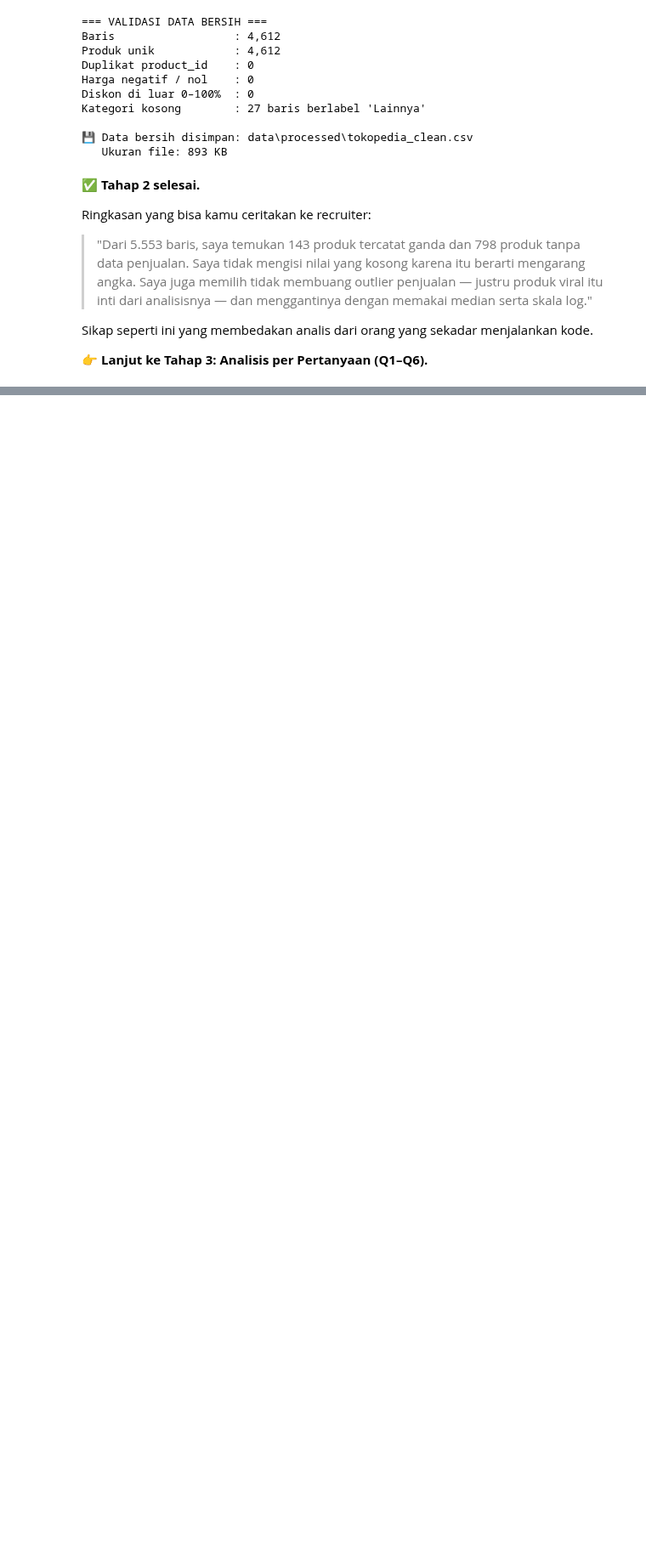
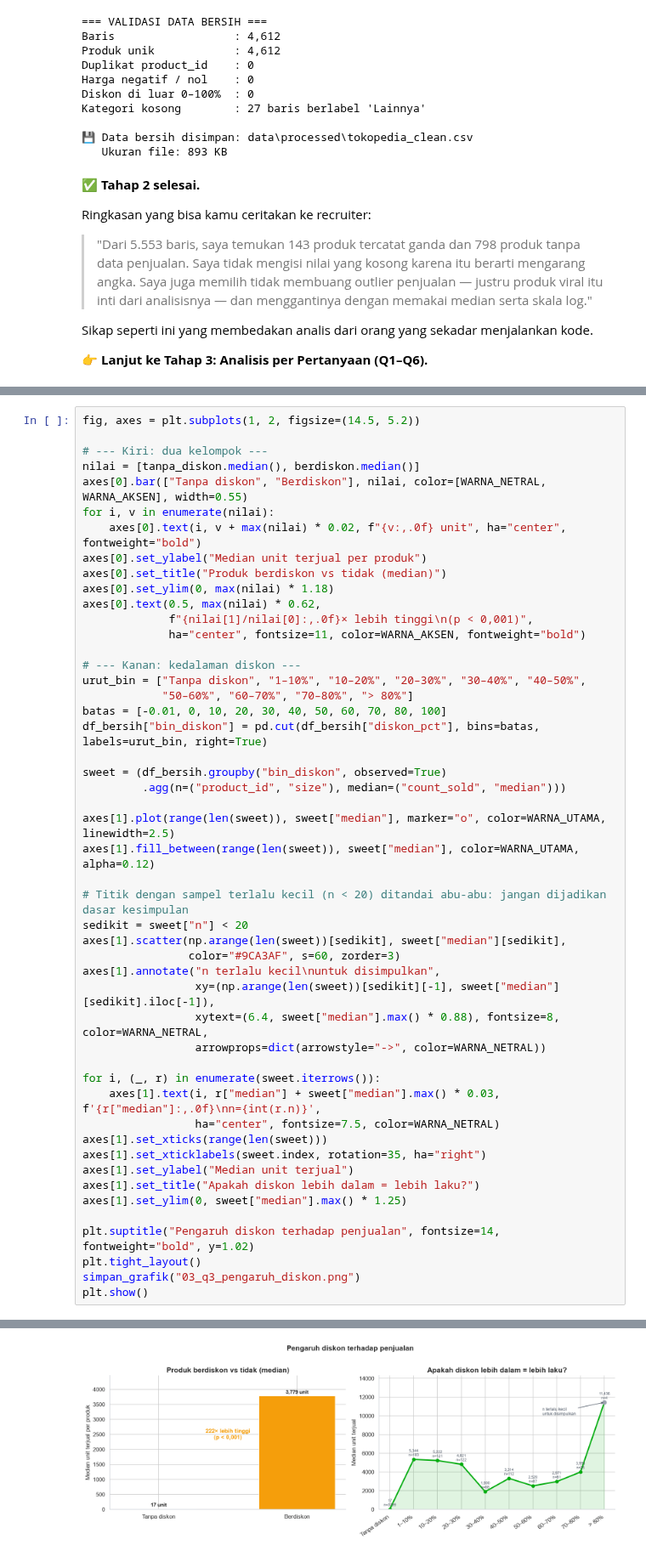
Before and after one commit to imanuelrpt/indonesia-ecommerce-behavior-analysis, a Jupyter notebook: notebook/Tokopedia_Ecommerce_Analysis.ipynb, the cells around one changed output, grey strips where cells are left out. Shown at 85% size. Saved outputs shown, nothing was run; the diff lists cells and outputs as text; blank space fills up the shorter version.

```diff
--- a/notebook/Tokopedia_Ecommerce_Analysis.ipynb
+++ b/notebook/Tokopedia_Ecommerce_Analysis.ipynb
@@ -1007,0 +1410,50 @@ Sikap seperti ini yang membedakan analis dari orang yang sekadar menjalankan kod
+# %%
+fig, axes = plt.subplots(1, 2, figsize=(14.5, 5.2))
+
+# --- Kiri: dua kelompok ---
+nilai = [tanpa_diskon.median(), berdiskon.median()]
+axes[0].bar(["Tanpa diskon", "Berdiskon"], nilai, color=[WARNA_NETRAL, WARNA_AKSEN], width=0.55)
+for i, v in enumerate(nilai):
+    axes[0].text(i, v + max(nilai) * 0.02, f"{v:,.0f} unit", ha="center", fontweight="bold")
+axes[0].set_ylabel("Median unit terjual per produk")
+axes[0].set_title("Produk berdiskon vs tidak (median)")
+axes[0].set_ylim(0, max(nilai) * 1.18)
+axes[0].text(0.5, max(nilai) * 0.62,
+             f"{nilai[1]/nilai[0]:,.0f}× lebih tinggi\n(p < 0,001)",
+             ha="center", fontsize=11, color=WARNA_AKSEN, fontweight="bold")
+
+# --- Kanan: kedalaman diskon ---
+urut_bin = ["Tanpa diskon", "1–10%", "10–20%", "20–30%", "30–40%", "40–50%",
+            "50–60%", "60–70%", "70–80%", "> 80%"]
+batas = [-0.01, 0, 10, 20, 30, 40, 50, 60, 70, 80, 100]
+df_bersih["bin_diskon"] = pd.cut(df_bersih["diskon_pct"], bins=batas, labels=urut_bin, right=True)
+
+sweet = (df_bersih.groupby("bin_diskon", observed=True)
+         .agg(n=("product_id", "size"), median=("count_sold", "median")))
+
+axes[1].plot(range(len(sweet)), sweet["median"], marker="o", color=WARNA_UTAMA, linewidth=2.5)
+axes[1].fill_between(range(len(sweet)), sweet["median"], color=WARNA_UTAMA, alpha=0.12)
+
+# Titik dengan sampel terlalu kecil (n < 20) ditandai abu-abu: jangan dijadikan dasar kesimpulan
+sedikit = sweet["n"] < 20
+axes[1].scatter(np.arange(len(sweet))[sedikit], sweet["median"][sedikit],
+                color="#9CA3AF", s=60, zorder=3)
+axes[1].annotate("n terlalu kecil\nuntuk disimpulkan",
+                 xy=(np.arange(len(sweet))[sedikit][-1], sweet["median"][sedikit].iloc[-1]),
+                 xytext=(6.4, sweet["median"].max() * 0.88), fontsize=8, color=WARNA_NETRAL,
+                 arrowprops=dict(arrowstyle="->", color=WARNA_NETRAL))
+
+for i, (_, r) in enumerate(sweet.iterrows()):
+    axes[1].text(i, r["median"] + sweet["median"].max() * 0.03, f'{r["median"]:,.0f}\nn={int(r.n)}',
+                 ha="center", fontsize=7.5, color=WARNA_NETRAL)
+axes[1].set_xticks(range(len(sweet)))
+axes[1].set_xticklabels(sweet.index, rotation=35, ha="right")
+axes[1].set_ylabel("Median unit terjual")
+axes[1].set_title("Apakah diskon lebih dalam = lebih laku?")
+axes[1].set_ylim(0, sweet["median"].max() * 1.25)
+
+plt.suptitle("Pengaruh diskon terhadap penjualan", fontsize=14, fontweight="bold", y=1.02)
+plt.tight_layout()
+simpan_grafik("03_q3_pengaruh_diskon.png")
+plt.show()
+# %% [output]
@@ -1007,0 +1461 @@ Sikap seperti ini yang membedakan analis dari orang yang sekadar menjalankan kod
+[figure, added]
```
Also changed, not shown: parts of 41 cells of this notebook, 8 other files.
